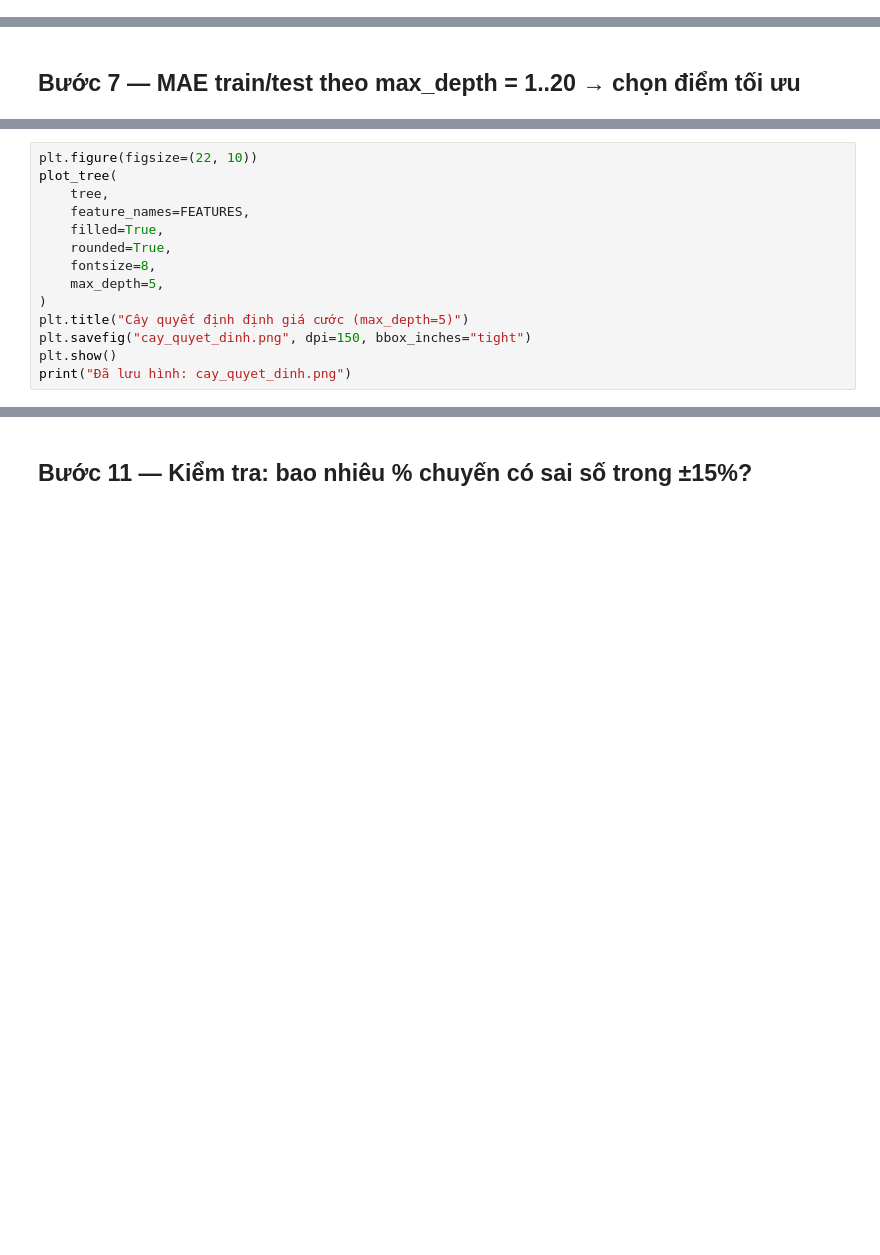
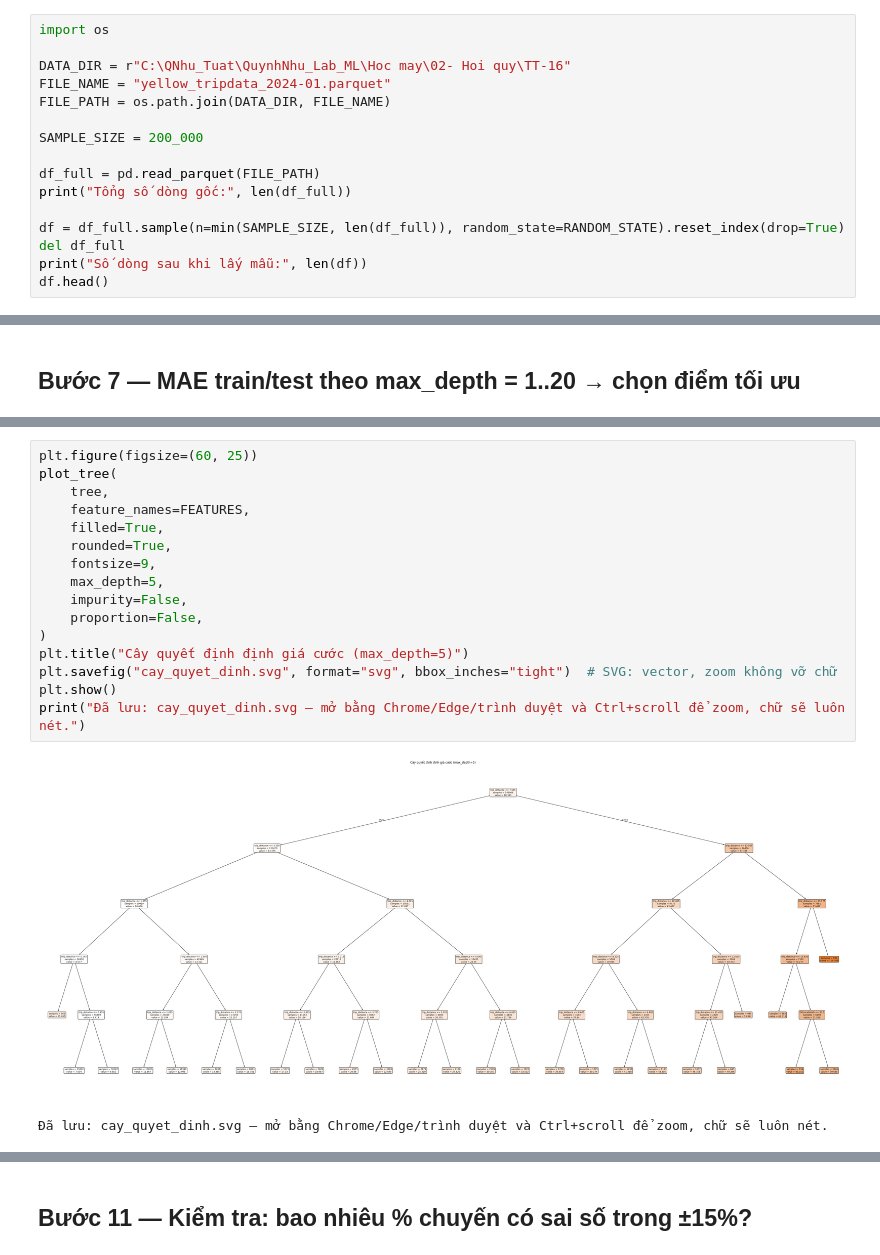
Before and after one commit to Qnhu2502/QuynhNhu_Lab_ML, a Jupyter notebook: Hoc may/02- Hoi quy/TT-16/TT16_DecisionTreeRegressor_taxi.ipynb, the cells around one changed output, grey strips where cells are left out. Cells and saved outputs as stored; diff of their text form; blank space fills up the shorter version.

```diff
--- a/Hoc may/02- Hoi quy/TT-16/TT16_DecisionTreeRegressor_taxi.ipynb
+++ b/Hoc may/02- Hoi quy/TT-16/TT16_DecisionTreeRegressor_taxi.ipynb
@@ -93,0 +56,16 @@ df.head()
+# %%
+import os
+
+DATA_DIR = r"C:\QNhu_Tuat\QuynhNhu_Lab_ML\Hoc may\02- Hoi quy\TT-16"
+FILE_NAME = "yellow_tripdata_2024-01.parquet"
+FILE_PATH = os.path.join(DATA_DIR, FILE_NAME)
+
+SAMPLE_SIZE = 200_000
+
+df_full = pd.read_parquet(FILE_PATH)
+print("Tổng số dòng gốc:", len(df_full))
+
+df = df_full.sample(n=min(SAMPLE_SIZE, len(df_full)), random_state=RANDOM_STATE).reset_index(drop=True)
+del df_full
+print("Số dòng sau khi lấy mẫu:", len(df))
+df.head()
@@ -319,17 +334,22 @@ print(export_text(tree, feature_names=FEATURES))
 # %%
-plt.figure(figsize=(22, 10))
+plt.figure(figsize=(60, 25))
 plot_tree(
     tree,
     feature_names=FEATURES,
     filled=True,
     rounded=True,
-    fontsize=8,
+    fontsize=9,
     max_depth=5,
+    impurity=False,
+    proportion=False,
 )
 plt.title("Cây quyết định định giá cước (max_depth=5)")
-plt.savefig("cay_quyet_dinh.png", dpi=150, bbox_inches="tight")
+plt.savefig("cay_quyet_dinh.svg", format="svg", bbox_inches="tight")  # SVG: vector, zoom không vỡ chữ
 plt.show()
-print("Đã lưu hình: cay_quyet_dinh.png")
+print("Đã lưu: cay_quyet_dinh.svg — mở bằng Chrome/Edge/trình duyệt và Ctrl+scroll để zoom, chữ sẽ luôn nét.")
+# %% [output]
+[figure, added]
+Đã lưu: cay_quyet_dinh.svg — mở bằng Chrome/Edge/trình duyệt và Ctrl+scroll để zoom, chữ sẽ luôn nét.
 # %%
 y_pred_test = tree.predict(X_test)
 ket_qua.append(bao_cao_metric("Decision Tree (max_depth=5)", y_test, y_pred_test))
```
Also changed, not shown: parts of 34 cells of this notebook.
